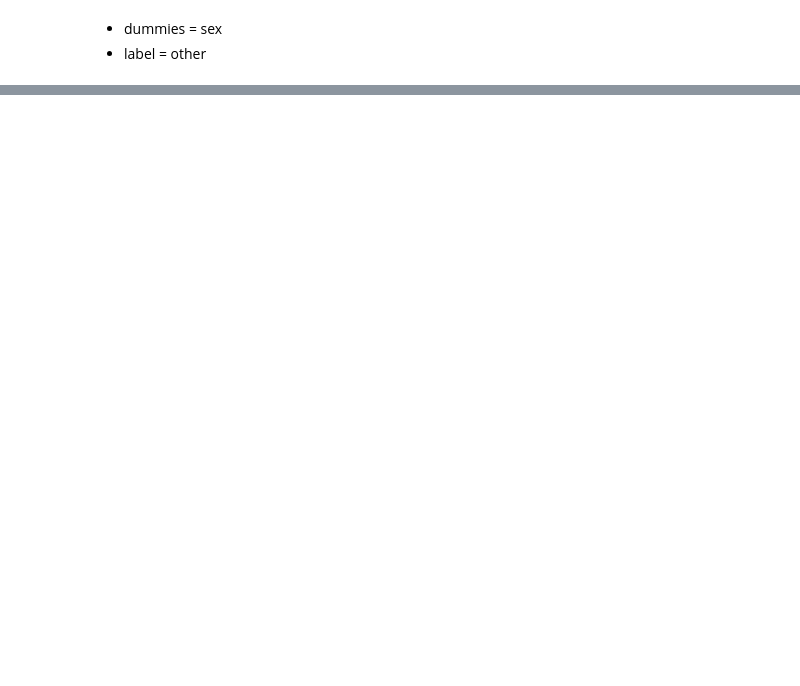
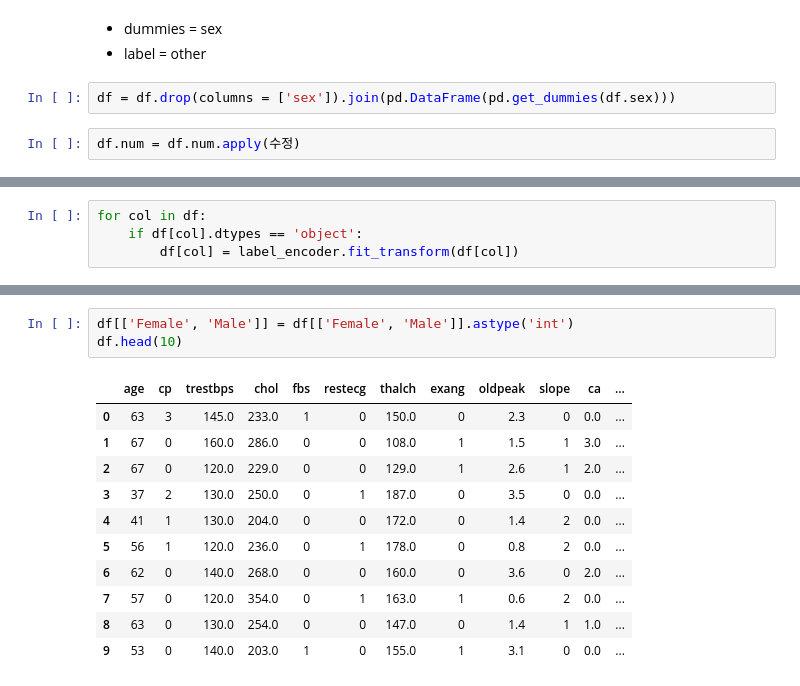
Before and after one commit to Pepi10/ML, a Jupyter notebook: Heart_Disease.ipynb, the cells around one changed output, grey strips where cells are left out. Cells and saved outputs as stored; diff of their text form; blank space fills up the shorter version.

```diff
--- a/Heart_Disease.ipynb
+++ b/Heart_Disease.ipynb
@@ -1114,3 +1108,7 @@ df
 # %% [markdown]
 * dummies = sex
 * label = other
+# %%
+df = df.drop(columns = ['sex']).join(pd.DataFrame(pd.get_dummies(df.sex)))
+# %%
+df.num = df.num.apply(수정)
@@ -1116,0 +1122,4 @@ df
+# %%
+for col in df:
+    if df[col].dtypes == 'object':
+        df[col] = label_encoder.fit_transform(df[col])
@@ -1116,0 +1144,15 @@ df
+# %%
+df[['Female', 'Male']] = df[['Female', 'Male']].astype('int')
+df.head(10)
+# %% [output]
+|  | age | cp | trestbps | chol | fbs | restecg | thalch | exang | oldpeak | slope | ca | ... |
+| 0 | 63 | 3 | 145.0 | 233.0 | 1 | 0 | 150.0 | 0 | 2.3 | 0 | 0.0 | ... |
+| 1 | 67 | 0 | 160.0 | 286.0 | 0 | 0 | 108.0 | 1 | 1.5 | 1 | 3.0 | ... |
+| 2 | 67 | 0 | 120.0 | 229.0 | 0 | 0 | 129.0 | 1 | 2.6 | 1 | 2.0 | ... |
+| 3 | 37 | 2 | 130.0 | 250.0 | 0 | 1 | 187.0 | 0 | 3.5 | 0 | 0.0 | ... |
+| 4 | 41 | 1 | 130.0 | 204.0 | 0 | 0 | 172.0 | 0 | 1.4 | 2 | 0.0 | ... |
+| 5 | 56 | 1 | 120.0 | 236.0 | 0 | 1 | 178.0 | 0 | 0.8 | 2 | 0.0 | ... |
+| 6 | 62 | 0 | 140.0 | 268.0 | 0 | 0 | 160.0 | 0 | 3.6 | 0 | 2.0 | ... |
+| 7 | 57 | 0 | 120.0 | 354.0 | 0 | 1 | 163.0 | 1 | 0.6 | 2 | 0.0 | ... |
+| 8 | 63 | 0 | 130.0 | 254.0 | 0 | 0 | 147.0 | 0 | 1.4 | 1 | 1.0 | ... |
+| 9 | 53 | 0 | 140.0 | 203.0 | 1 | 0 | 155.0 | 1 | 3.1 | 0 | 0.0 | ... |
```
Also changed, not shown: parts of 10 cells of this notebook.
